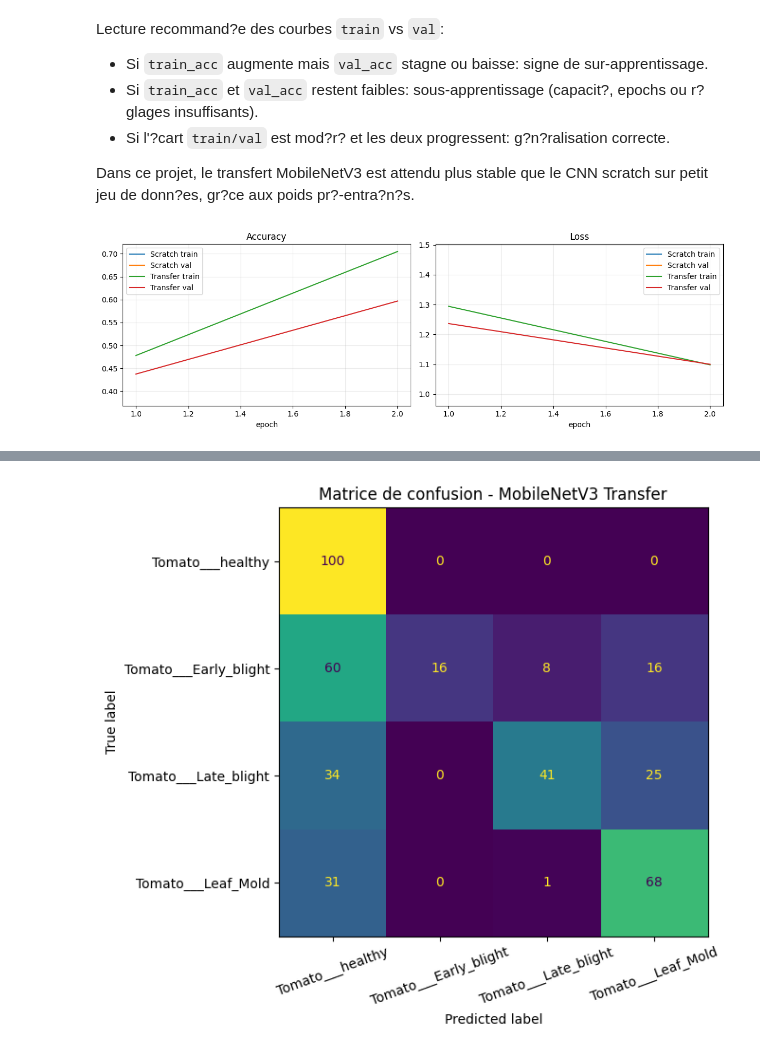
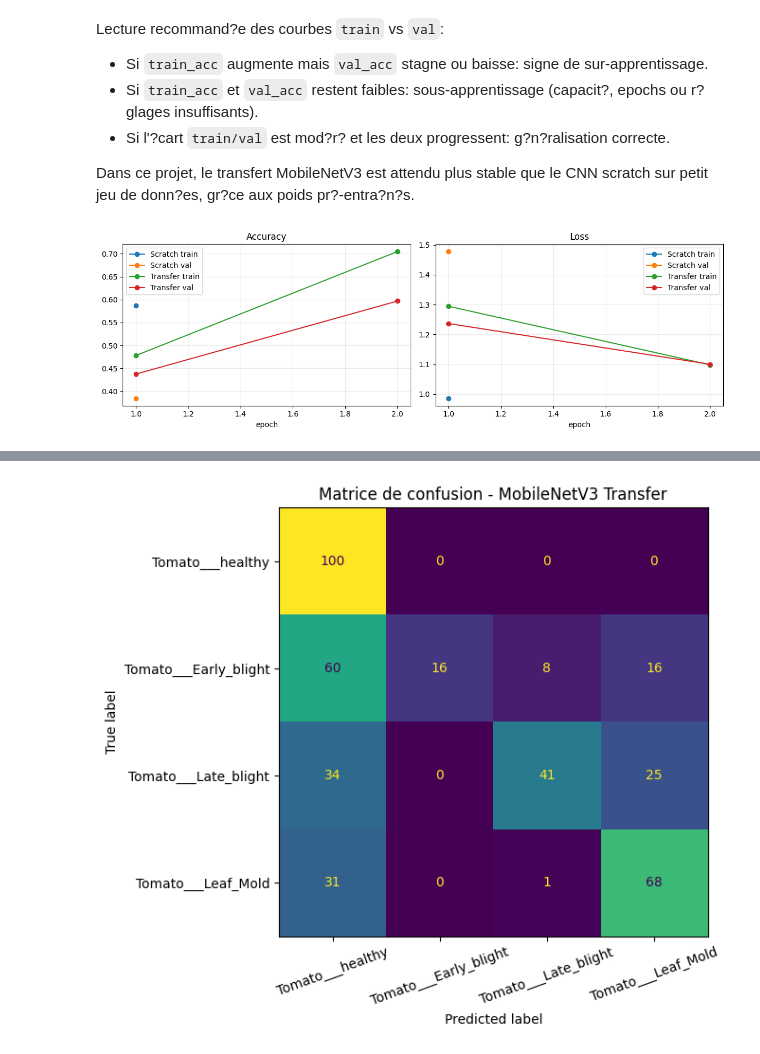
Before and after one commit to AzizBouden12/training_tomato, a Jupyter notebook: notebooks/02_tomato_clean_pipeline.ipynb, the cells around one changed output, grey strips where cells are left out. Cells and saved outputs as stored; diff of their text form; code cells hidden in the pictures.

```diff
--- a/notebooks/02_tomato_clean_pipeline.ipynb
+++ b/notebooks/02_tomato_clean_pipeline.ipynb
@@ -985,36 +985,36 @@ Dans ce projet, le transfert MobileNetV3 est attendu plus stable que le CNN scra
 # %%
 # Courbes d'entraînement DL
 fig, axes = plt.subplots(1, 2, figsize=(12, 4))
 
 if hist_scratch:
     hs = pd.DataFrame(hist_scratch)
-    axes[0].plot(hs["epoch"], hs["train_acc"], label="Scratch train")
-    axes[0].plot(hs["epoch"], hs["val_acc"], label="Scratch val")
+    axes[0].plot(hs["epoch"], hs["train_acc"], marker="o", label="Scratch train")
+    axes[0].plot(hs["epoch"], hs["val_acc"], marker="o", label="Scratch val")
 
 if hist_transfer:
     ht = pd.DataFrame(hist_transfer)
-    axes[0].plot(ht["epoch"], ht["train_acc"], label="Transfer train")
-    axes[0].plot(ht["epoch"], ht["val_acc"], label="Transfer val")
+    axes[0].plot(ht["epoch"], ht["train_acc"], marker="o", label="Transfer train")
+    axes[0].plot(ht["epoch"], ht["val_acc"], marker="o", label="Transfer val")
 
 axes[0].set_title("Accuracy")
 axes[0].set_xlabel("epoch")
 axes[0].grid(alpha=0.25)
 axes[0].legend()
 
 if hist_scratch:
-    axes[1].plot(hs["epoch"], hs["train_loss"], label="Scratch train")
-    axes[1].plot(hs["epoch"], hs["val_loss"], label="Scratch val")
+    axes[1].plot(hs["epoch"], hs["train_loss"], marker="o", label="Scratch train")
+    axes[1].plot(hs["epoch"], hs["val_loss"], marker="o", label="Scratch val")
 
 if hist_transfer:
-    axes[1].plot(ht["epoch"], ht["train_loss"], label="Transfer train")
-    axes[1].plot(ht["epoch"], ht["val_loss"], label="Transfer val")
+    axes[1].plot(ht["epoch"], ht["train_loss"], marker="o", label="Transfer train")
+    axes[1].plot(ht["epoch"], ht["val_loss"], marker="o", label="Transfer val")
 
 axes[1].set_title("Loss")
 axes[1].set_xlabel("epoch")
 axes[1].grid(alpha=0.25)
 axes[1].legend()
 
 plt.tight_layout()
 plt.show()
 # %% [output]
-[figure, old version]
+[figure, new version]
```
Also changed, not shown: parts of 1 cell of this notebook.
